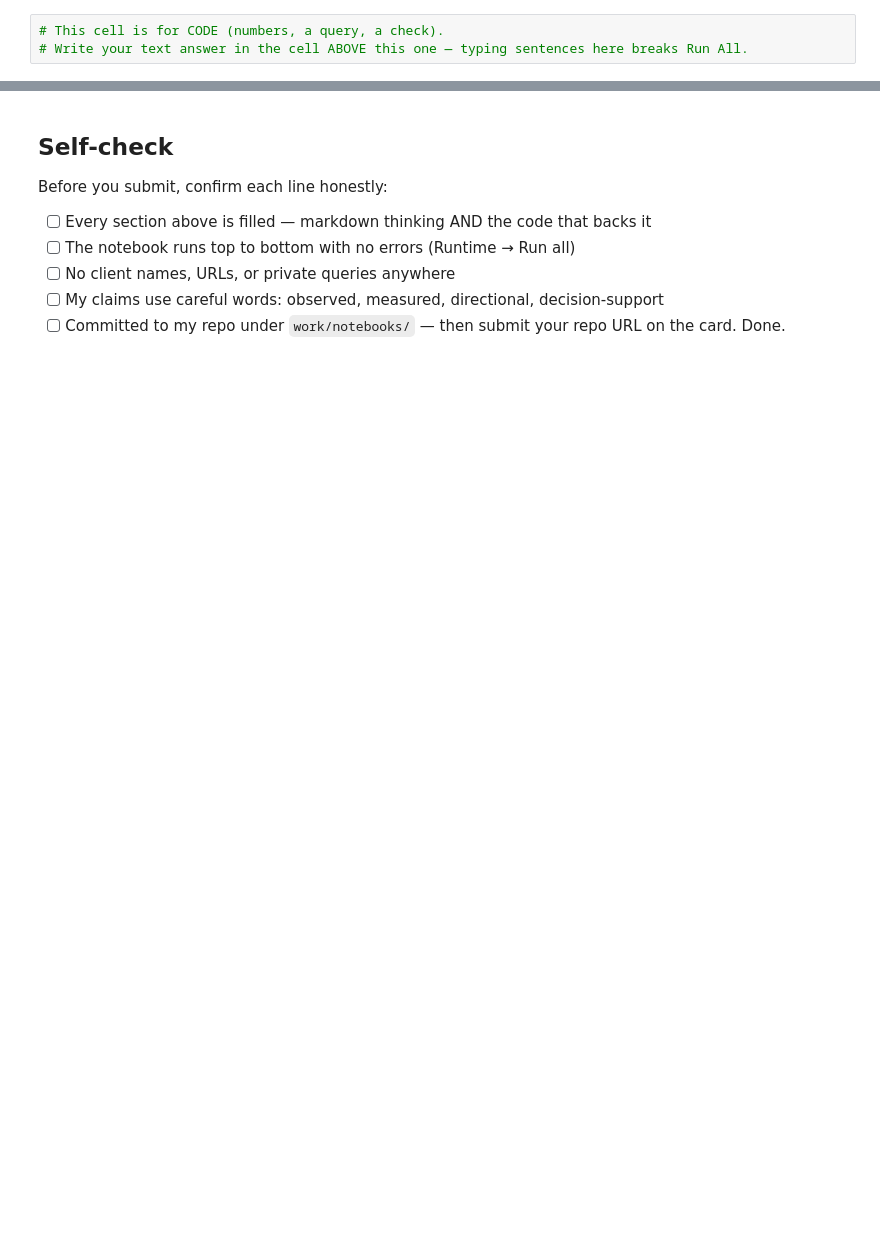
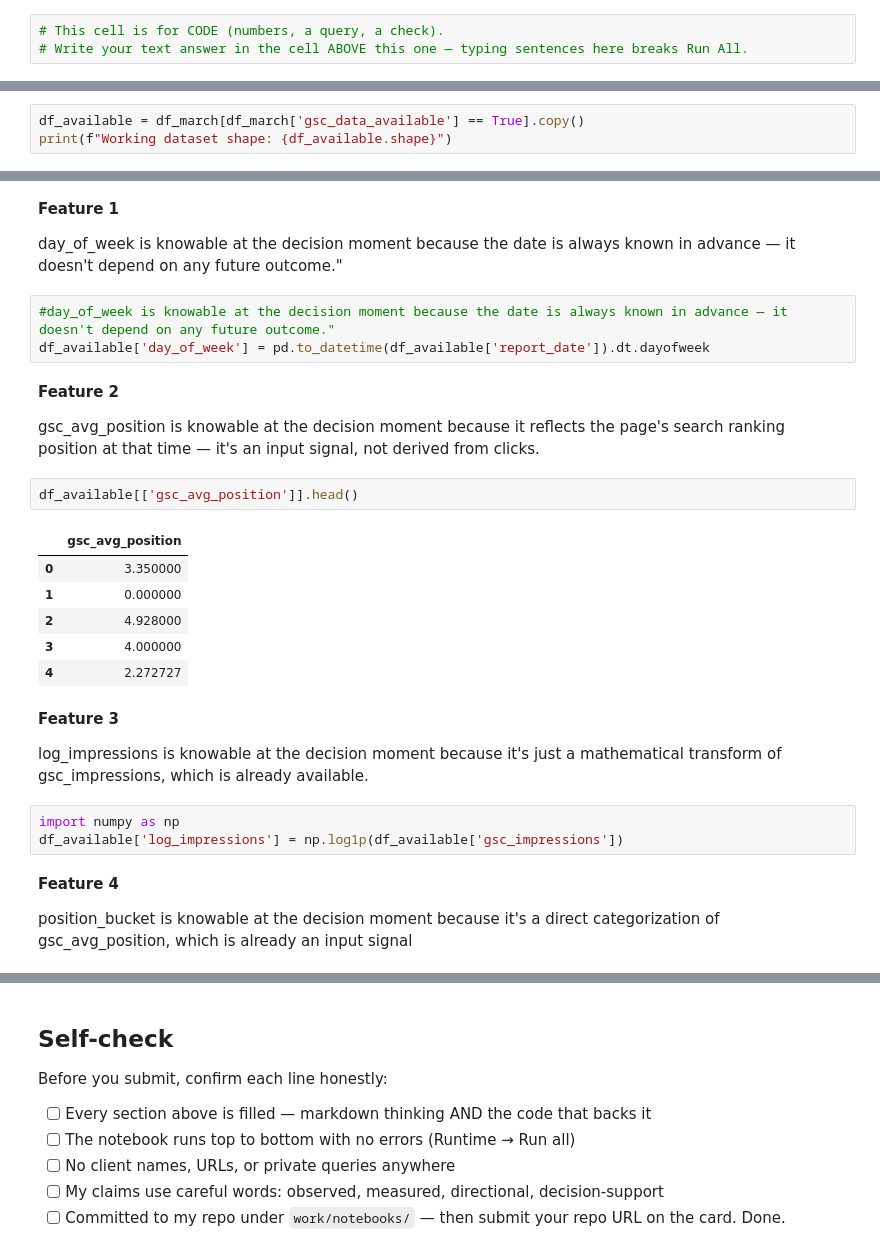
Before and after one commit to ayesha-asif1/flyrank-ml-internship, a Jupyter notebook: work/notebooks/w03_data_contract.ipynb, the cells around one changed output, grey strips where cells are left out. Cells and saved outputs as stored; diff of their text form; blank space fills up the shorter version.

```diff
--- a/work/notebooks/w03_data_contract.ipynb
+++ b/work/notebooks/w03_data_contract.ipynb
@@ -36,0 +136,3 @@ This skeleton is yours to fill. Work the sections **in order** — each one has
+# %%
+df_available = df_march[df_march['gsc_data_available'] == True].copy()
+print(f"Working dataset shape: {df_available.shape}")
@@ -36,0 +160,31 @@ This skeleton is yours to fill. Work the sections **in order** — each one has
+# %% [markdown]
+**Feature 1**
+
+day_of_week is knowable at the decision moment because the date is always known in advance — it doesn't depend on any future outcome."
+# %%
+#day_of_week is knowable at the decision moment because the date is always known in advance — it doesn't depend on any future outcome."
+df_available['day_of_week'] = pd.to_datetime(df_available['report_date']).dt.dayofweek
+# %% [markdown]
+**Feature 2**
+
+gsc_avg_position is knowable at the decision moment because it reflects the page's search ranking position at that time — it's an input signal, not derived from clicks.
+# %%
+df_available[['gsc_avg_position']].head()
+# %% [output]
+|  | gsc_avg_position |
+| 0 | 3.350000 |
+| 1 | 0.000000 |
+| 2 | 4.928000 |
+| 3 | 4.000000 |
+| 4 | 2.272727 |
+# %% [markdown]
+**Feature 3**
+
+log_impressions is knowable at the decision moment because it's just a mathematical transform of gsc_impressions, which is already available.
+# %%
+import numpy as np
+df_available['log_impressions'] = np.log1p(df_available['gsc_impressions'])
+# %% [markdown]
+**Feature 4**
+
+position_bucket is knowable at the decision moment because it's a direct categorization of gsc_avg_position, which is already an input signal
```
Also changed, not shown: parts of 24 cells of this notebook.
